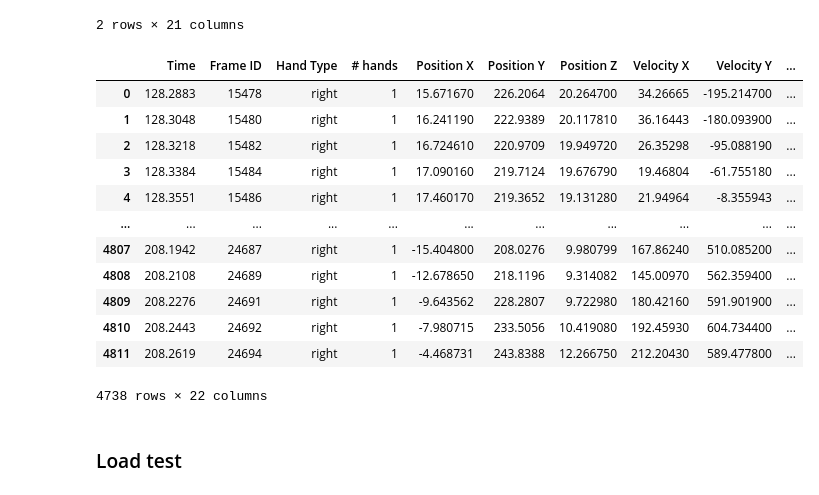
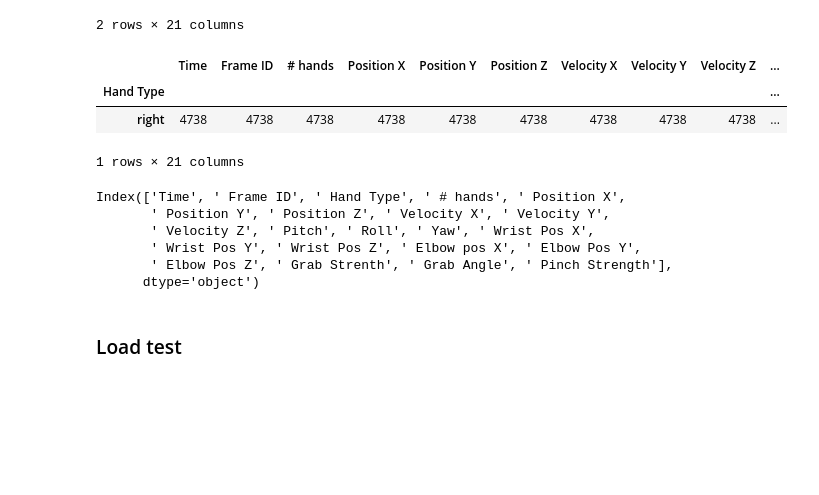
Before and after one commit to TaliaSeada/Data-Science-Research, a Jupyter notebook: Harnessing Machine Learning for interpersonal physical alignment.ipynb, the cells around one changed output. Saved outputs shown, nothing was run; the diff lists cells and outputs as text; code cells hidden in the pictures; blank space fills up the shorter version.

```diff
--- a/Harnessing Machine Learning for interpersonal physical alignment.ipynb
+++ b/Harnessing Machine Learning for interpersonal physical alignment.ipynb
@@ -104,21 +108,21 @@ right_alone_df.groupby([' Hand Type']).count()
 2 rows × 21 columns
 # %%
 right_alone_df = right_alone_df[right_alone_df[' Hand Type'] != 'left']
-right_alone_df
+right_alone_df.groupby([' Hand Type']).count()
 # %% [output]
-|  | Time | Frame ID | Hand Type | # hands | Position X | Position Y | Position Z | Velocity X | Velocity Y | ... |
-| 0 | 128.2883 | 15478 | right | 1 | 15.671670 | 226.2064 | 20.264700 | 34.26665 | -195.214700 | ... |
-| 1 | 128.3048 | 15480 | right | 1 | 16.241190 | 222.9389 | 20.117810 | 36.16443 | -180.093900 | ... |
-| 2 | 128.3218 | 15482 | right | 1 | 16.724610 | 220.9709 | 19.949720 | 26.35298 | -95.088190 | ... |
-| 3 | 128.3384 | 15484 | right | 1 | 17.090160 | 219.7124 | 19.676790 | 19.46804 | -61.755180 | ... |
-| 4 | 128.3551 | 15486 | right | 1 | 17.460170 | 219.3652 | 19.131280 | 21.94964 | -8.355943 | ... |
-| ... | ... | ... | ... | ... | ... | ... | ... | ... | ... | ... |
-| 4807 | 208.1942 | 24687 | right | 1 | -15.404800 | 208.0276 | 9.980799 | 167.86240 | 510.085200 | ... |
-| 4808 | 208.2108 | 24689 | right | 1 | -12.678650 | 218.1196 | 9.314082 | 145.00970 | 562.359400 | ... |
-| 4809 | 208.2276 | 24691 | right | 1 | -9.643562 | 228.2807 | 9.722980 | 180.42160 | 591.901900 | ... |
-| 4810 | 208.2443 | 24692 | right | 1 | -7.980715 | 233.5056 | 10.419080 | 192.45930 | 604.734400 | ... |
-| 4811 | 208.2619 | 24694 | right | 1 | -4.468731 | 243.8388 | 12.266750 | 212.20430 | 589.477800 | ... |
+|  | Time | Frame ID | # hands | Position X | Position Y | Position Z | Velocity X | Velocity Y | Velocity Z | ... |
+| Hand Type |  |  |  |  |  |  |  |  |  | ... |
+| right | 4738 | 4738 | 4738 | 4738 | 4738 | 4738 | 4738 | 4738 | 4738 | ... |
-4738 rows × 22 columns
+1 rows × 21 columns
+# %%
+right_alone_df.columns
+# %% [output]
+Index(['Time', ' Frame ID', ' Hand Type', ' # hands', ' Position X',
+       ' Position Y', ' Position Z', ' Velocity X', ' Velocity Y',
+       ' Velocity Z', ' Pitch', ' Roll', ' Yaw', ' Wrist Pos X',
+       ' Wrist Pos Y', ' Wrist Pos Z', ' Elbow pos X', ' Elbow Pos Y',
+       ' Elbow Pos Z', ' Grab Strenth', ' Grab Angle', ' Pinch Strength'],
+      dtype='object')
 # %% [markdown]
 ### Load test
 # %%
```
Also changed, not shown: parts of 109 cells of this notebook, 1 other file.
